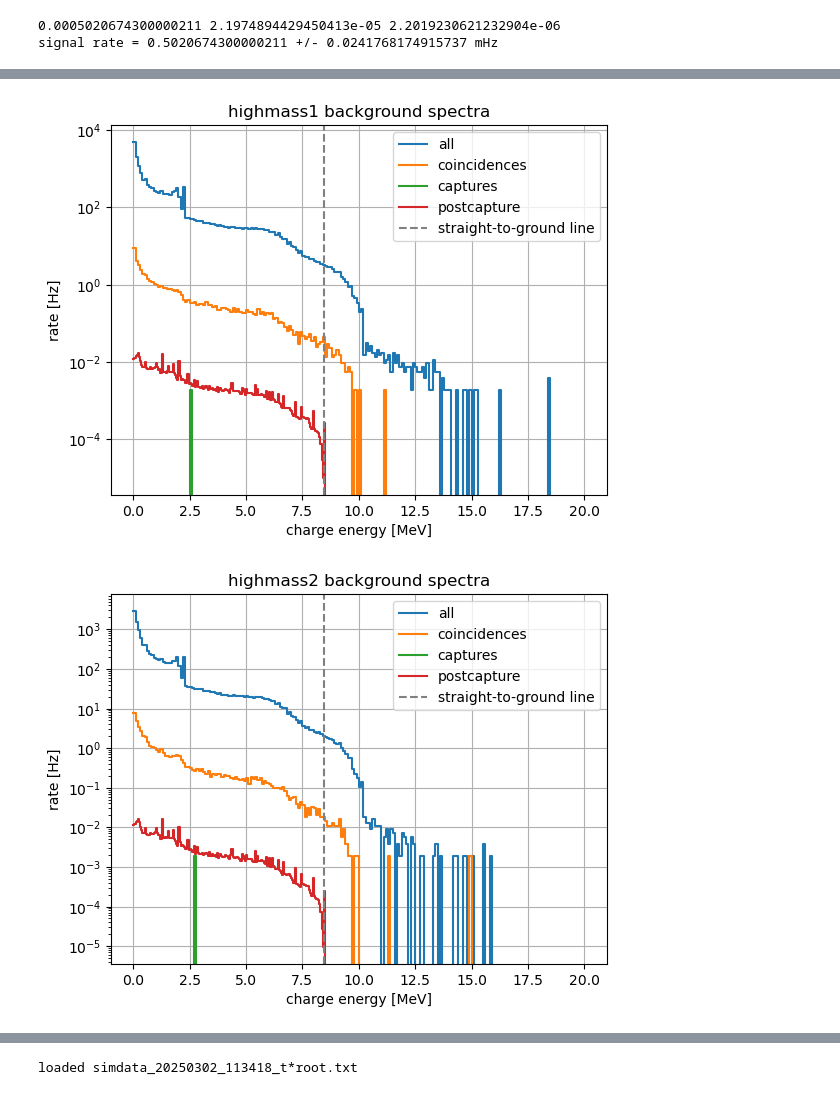
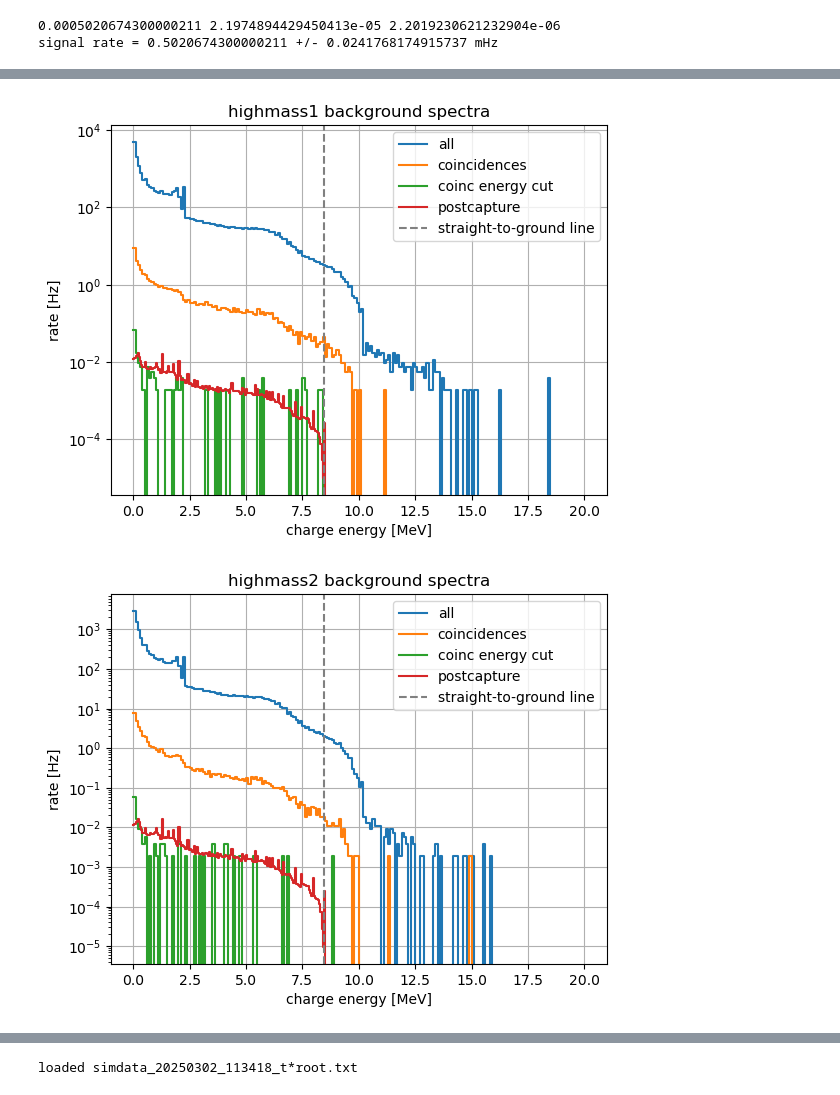
Before and after one commit to tamu-edu/doublecap, a Jupyter notebook: analysis/backgrounds.ipynb, the cells around one changed output, grey strips where cells are left out. Cells and saved outputs as stored; diff of their text form; code cells hidden in the pictures.

Commit message:
lots of new plots, latest data

```diff
--- a/analysis/backgrounds.ipynb
+++ b/analysis/backgrounds.ipynb
@@ -14,5 +33,6 @@ import shield_optimization as so
 # %%
 E1 = 8.4736 # MeV
+E1_lm = E1**2/2/(29*931.5 - 21.895)
 hm = ('highmass1', 'highmass2')
 lm = 'lowmass'
 detectors = ('highmass1', 'highmass2', 'lowmass')
@@ -349,27 +392,28 @@ Text(0, 0.5, 'rate [kHz]')
 # %%
 for det in hm:
 
     plt.figure()
     ax = plt.gca()
 
     ax.set_title(f'{det} background spectra')
     Ebins = df['E'].values
 
     for c in df.columns[1:]:
-        if det in c:
+        if det in c and '_captures' not in c:
+            label = ' '.join(c.split('_')[1:])
             y = df[c].values/leadrates.meas_exposures[meas]
-            ax.step(Ebins, y, where = 'post', label = c.split('_')[1] + ('idences' if 'coinc' in c else ''))
+            ax.step(Ebins, y, where = 'post', label = label + ('idences' if label == 'coinc' else ''))
 
 
     ax.step(capcts.Ebins, capcts.cts[det]*capture_rate/capcts.Nprimaries, where = 'post', label = 'postcapture')
 
     plt.axvline(E1, linestyle = 'dashed', color = 'gray', label = 'straight-to-ground line')
 
     ax.semilogy()
     ax.grid()
     ax.legend()
     ax.set_xlabel('charge energy [MeV]')
     ax.set_ylabel('rate [Hz]')
 # %% [output]
-[figure, old version]
+[figure, new version]
-[figure, old version]
+[figure, new version]
```
Also changed, not shown: parts of 30 cells of this notebook.
